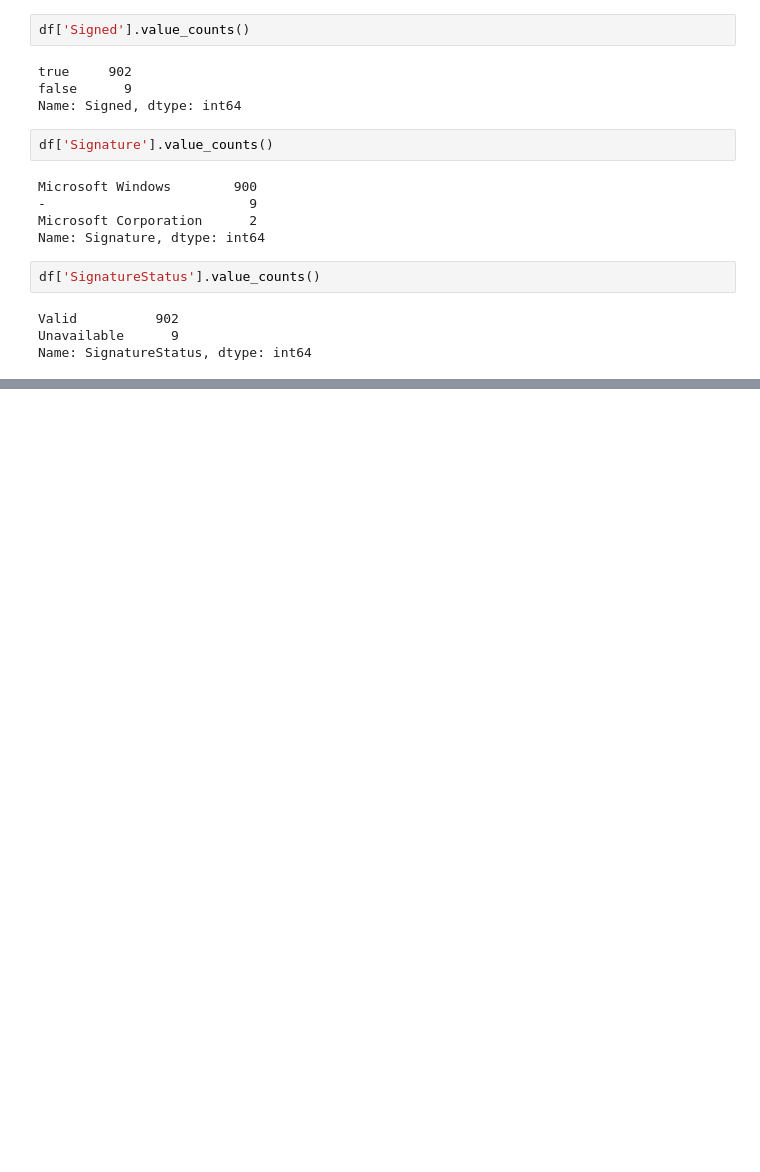
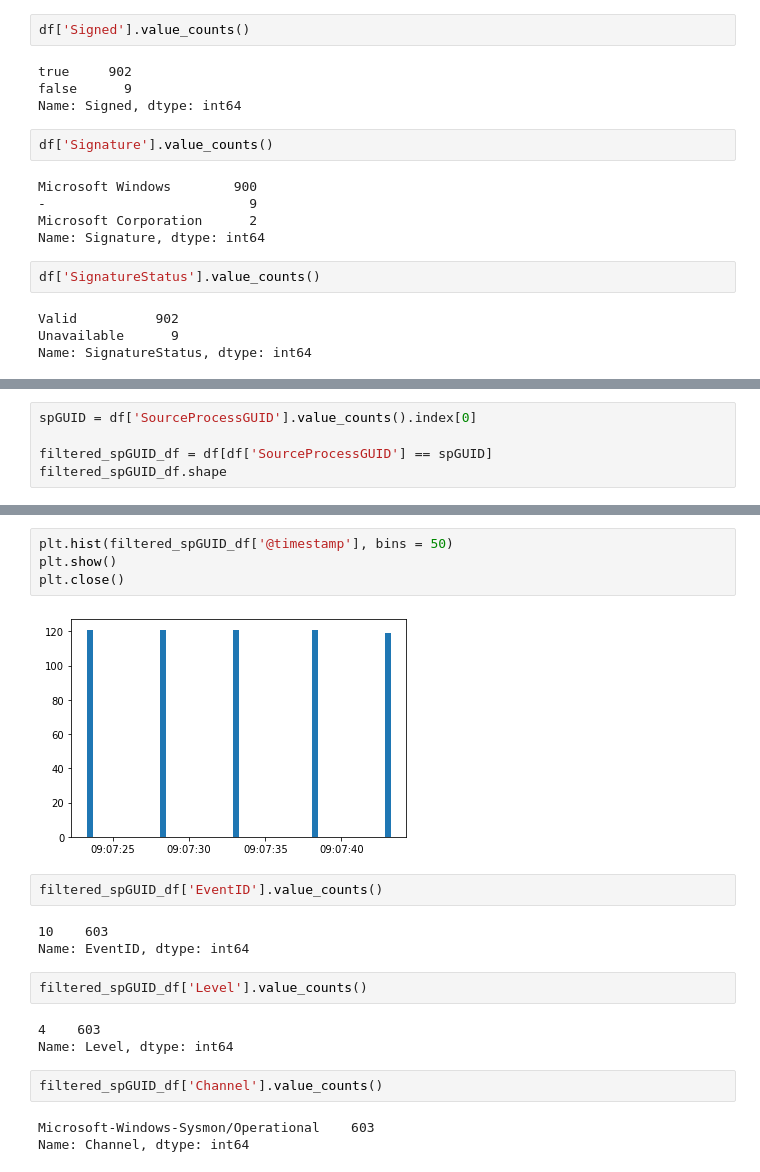
Before and after one commit to samar14641/cyber-ent-extraction, a Jupyter notebook: cobalt_strike_eda.ipynb, the cells around one changed output, grey strips where cells are left out. Cells and saved outputs as stored; diff of their text form; blank space fills up the shorter version.

```diff
--- a/cobalt_strike_eda.ipynb
+++ b/cobalt_strike_eda.ipynb
@@ -351,0 +420,5 @@ Name: SignatureStatus, dtype: int64
+# %%
+spGUID = df['SourceProcessGUID'].value_counts().index[0]
+
+filtered_spGUID_df = df[df['SourceProcessGUID'] == spGUID]
+filtered_spGUID_df.shape
@@ -351,0 +448,21 @@ Name: SignatureStatus, dtype: int64
+# %%
+plt.hist(filtered_spGUID_df['@timestamp'], bins = 50)
+plt.show()
+plt.close()
+# %% [output]
+[figure, added]
+# %%
+filtered_spGUID_df['EventID'].value_counts()
+# %% [output]
+10    603
+Name: EventID, dtype: int64
+# %%
+filtered_spGUID_df['Level'].value_counts()
+# %% [output]
+4    603
+Name: Level, dtype: int64
+# %%
+filtered_spGUID_df['Channel'].value_counts()
+# %% [output]
+Microsoft-Windows-Sysmon/Operational    603
+Name: Channel, dtype: int64
```
Also changed, not shown: parts of 21 cells of this notebook.
